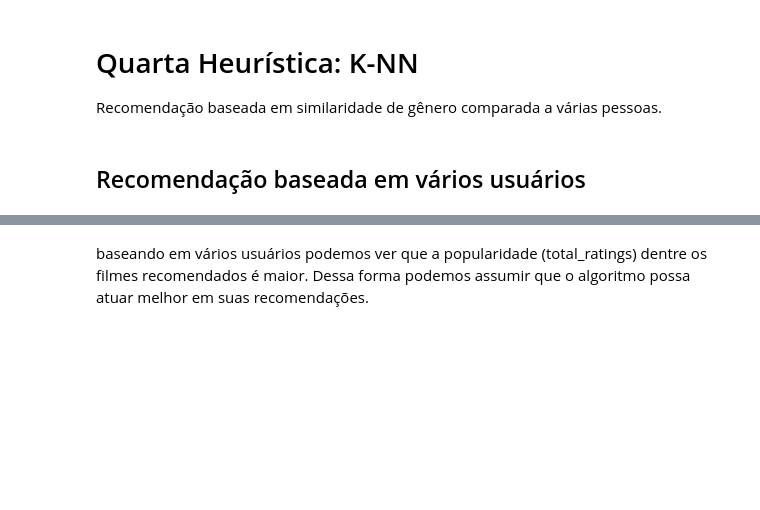
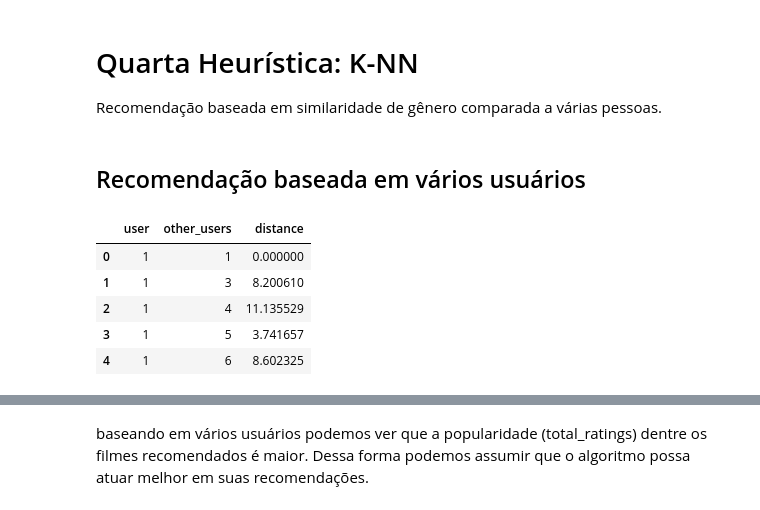
Before and after one commit to victor-hro/movie-recommender, a Jupyter notebook: heurísticas_e_KNN.ipynb, the cells around one changed output, grey strips where cells are left out. Saved outputs shown, nothing was run; the diff lists cells and outputs as text; code cells hidden in the pictures; blank space fills up the shorter version.

```diff
--- a/heurísticas_e_KNN.ipynb
+++ b/heurísticas_e_KNN.ipynb
@@ -646 +632,10 @@ def recommender_to(user_id, n_users=50, k=10):
+# %%
+ all_distances(1, n_users=5)
+# %% [output]
+|  | user | other_users | distance |
+| 0 | 1 | 1 | 0.000000 |
+| 1 | 1 | 3 | 8.200610 |
+| 2 | 1 | 4 | 11.135529 |
+| 3 | 1 | 5 | 3.741657 |
+| 4 | 1 | 6 | 8.602325 |
 # %%
```
Also changed, not shown: parts of 7 cells of this notebook.
